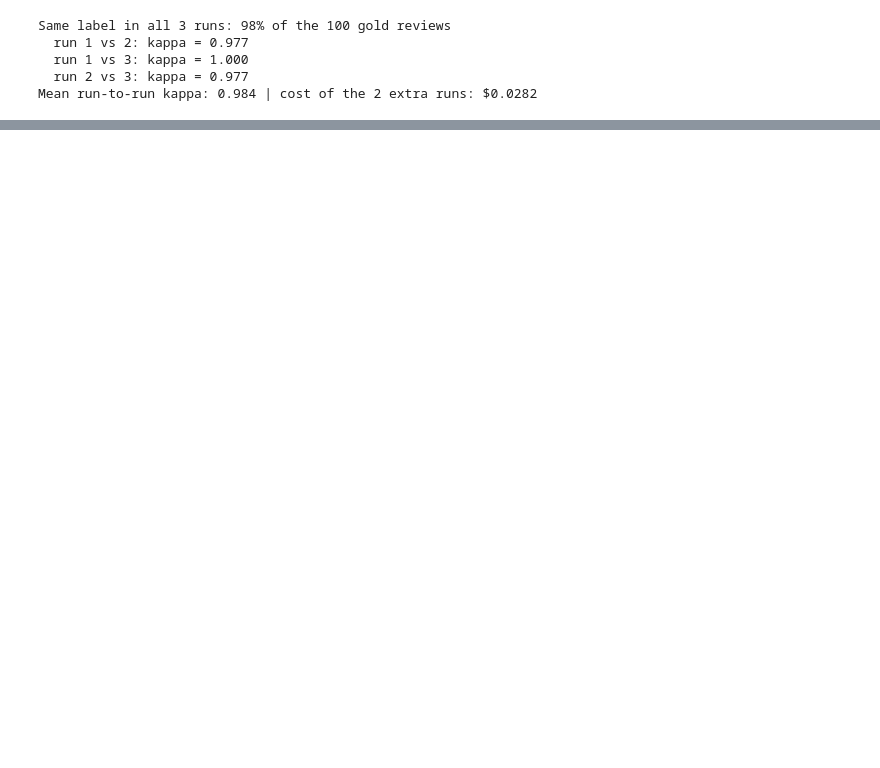
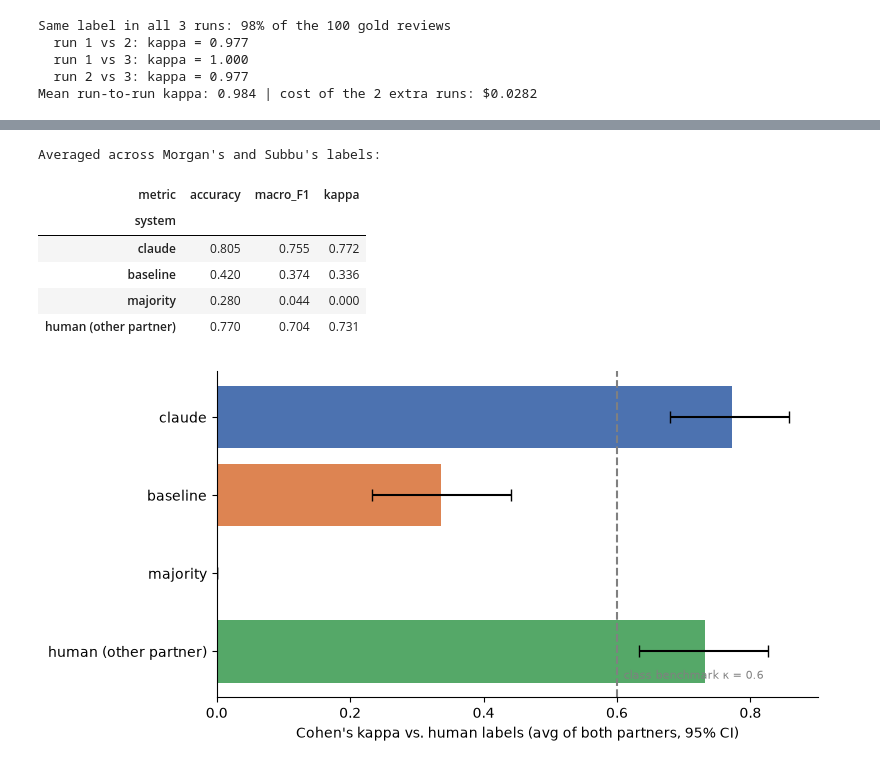
Before and after one commit to morghendy12/spotify_reviews_project, a Jupyter notebook: notebooks/spotify_review_triage.ipynb, the cells around one changed output, grey strips where cells are left out. Drawn from its saved outputs; the diff is of its cells as text; code cells hidden in the pictures; blank space fills up the shorter version.

Commit message:
Step 7: evaluation - kappa, P/R/F1, bootstrap CIs, MDD, cost

```diff
--- a/notebooks/spotify_review_triage.ipynb
+++ b/notebooks/spotify_review_triage.ipynb
@@ -972,0 +1103,23 @@ Mean run-to-run kappa: 0.984 | cost of the 2 extra runs: $0.0282
+# %%
+# Averaged over the two references (the headline numbers)
+avg = results.groupby(["system", "metric"])["estimate"].mean().unstack().reindex(SYSTEMS)[["accuracy", "macro_F1", "kappa"]]
+print("Averaged across Morgan's and Subbu's labels:")
+display(avg.round(3))
+
+fig, ax = plt.subplots(figsize=(8, 4))
+plot = results[results["metric"] == "kappa"].groupby("system")[["estimate", "ci_low", "ci_high"]].mean().reindex(SYSTEMS)
+ax.barh(plot.index, plot["estimate"], xerr=[plot["estimate"] - plot["ci_low"], plot["ci_high"] - plot["estimate"]],
+        color=["#4C72B0", "#DD8452", "#BBBBBB", "#55A868"], capsize=4)
+ax.axvline(0.6, ls="--", c="grey"); ax.text(0.61, 3.35, "class benchmark κ = 0.6", fontsize=8, color="grey")
+ax.set_xlabel("Cohen's kappa vs. human labels (avg of both partners, 95% CI)"); ax.invert_yaxis()
+ax.spines[["top", "right"]].set_visible(False)
+plt.tight_layout(); plt.savefig(FIG / "kappa_by_system.png", dpi=150); plt.show()
+# %% [output]
+Averaged across Morgan's and Subbu's labels:
+| metric | accuracy | macro_F1 | kappa |
+| system |  |  |  |
+| claude | 0.805 | 0.755 | 0.772 |
+| baseline | 0.420 | 0.374 | 0.336 |
+| majority | 0.280 | 0.044 | 0.000 |
+| human (other partner) | 0.770 | 0.704 | 0.731 |
+[figure, added]
```
Also changed, not shown: parts of 17 cells of this notebook, 5 other files.
